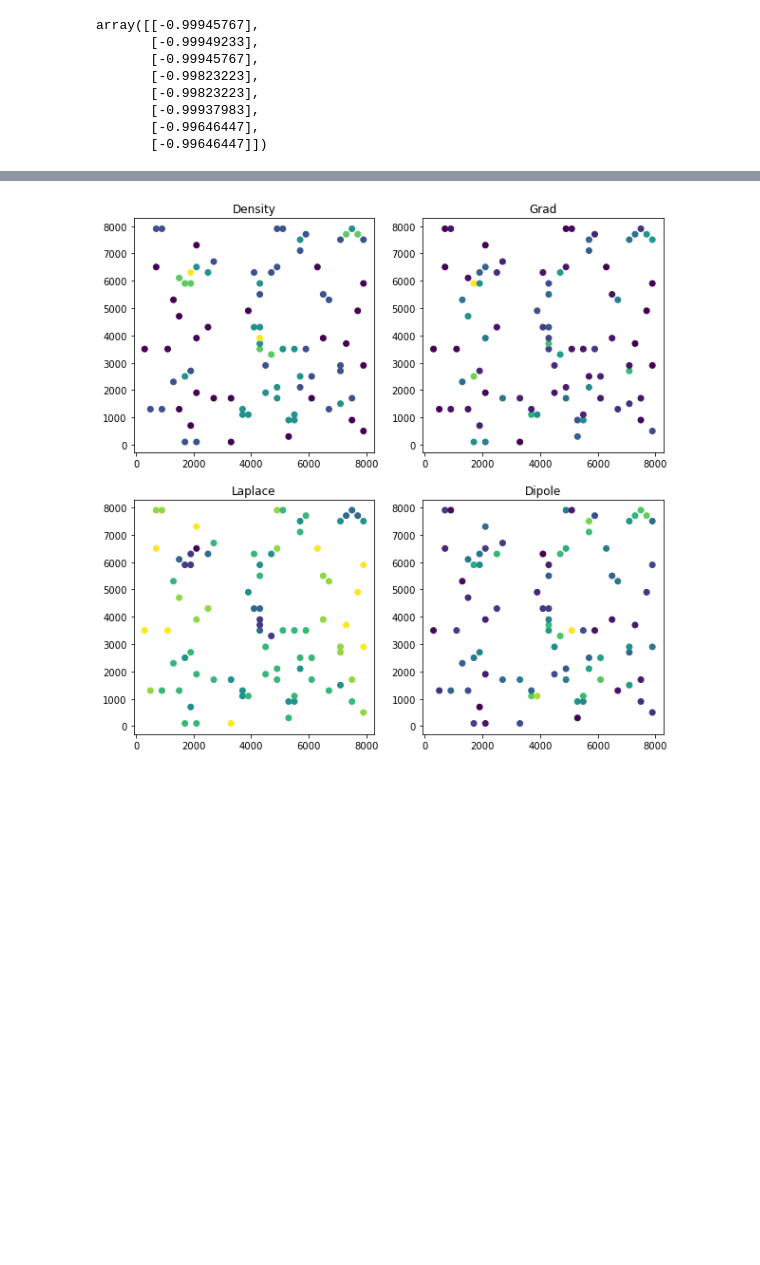
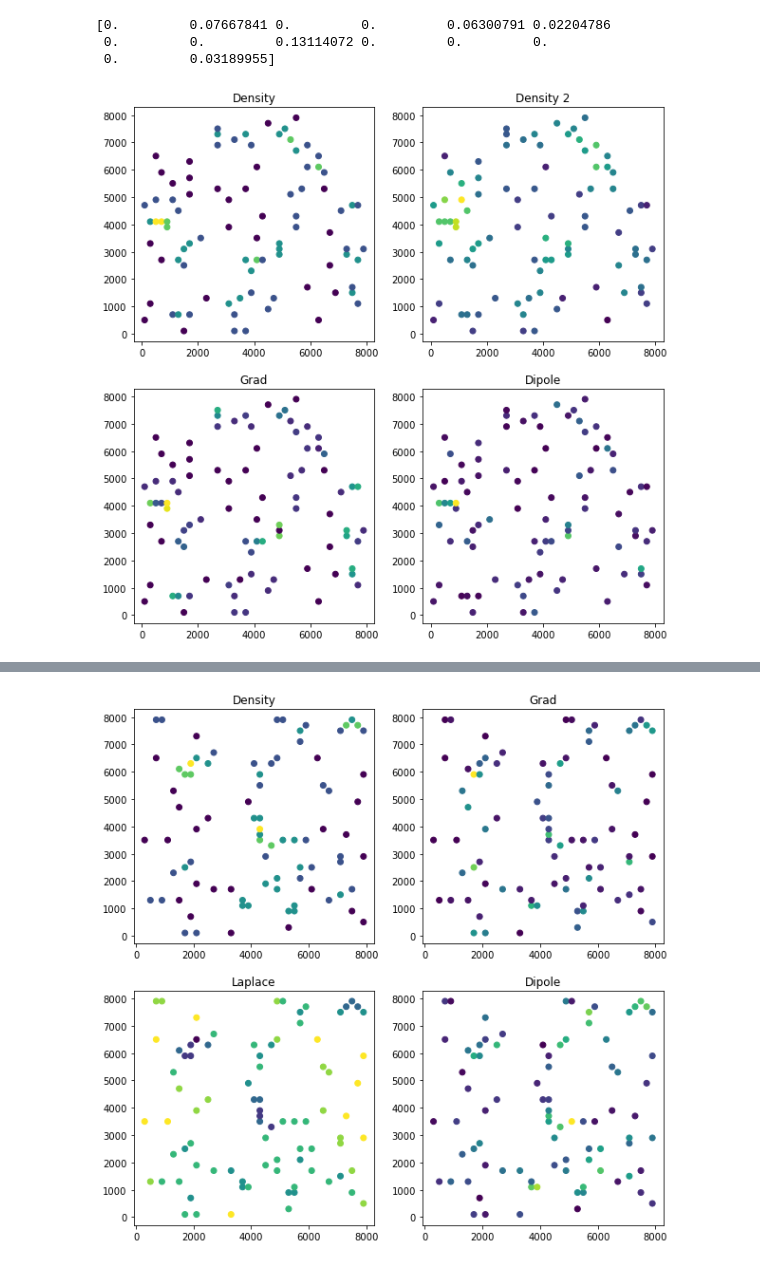
Before and after one commit to iamsmurph/SymBreak, a Jupyter notebook: scripting/Lasso_reduction.ipynb, the cells around one changed output, grey strips where cells are left out. Drawn from its saved outputs; the diff is of its cells as text; code cells hidden in the pictures; blank space fills up the shorter version.

```diff
--- a/scripting/Lasso_reduction.ipynb
+++ b/scripting/Lasso_reduction.ipynb
@@ -107,11 +217,24 @@ matrix_t=np.concatenate((density, grad,lap), axis=1)
-# %%
-1/r-1
-# %% [output]
-array([[-0.99945767],
-       [-0.99949233],
-       [-0.99945767],
-       [-0.99823223],
-       [-0.99823223],
-       [-0.99937983],
-       [-0.99646447],
-       [-0.99646447]])
+# %%
+clf = linear_model.Lasso(alpha=0.25)
+clf.fit(f_matrix, dip_norm)
+print(clf.coef_)
+# %% [output]
+[0.         0.07667841 0.         0.         0.06300791 0.02204786
+ 0.         0.         0.13114072 0.         0.         0.
+ 0.         0.03189955]
+# %%
+fig, axs = plt.subplots(2,2,figsize=(10,10))
+axs[0,0].scatter(test[obj!=0,0],test[obj!=0,1],c=f_matrix[:,1])
+axs[0,0].set_title('Density')
+plt.gca().invert_yaxis()
+axs[0,1].scatter(test[obj!=0,0],test[obj!=0,1],c=f_matrix[:,4])
+axs[0,1].set_title('Density 2')
+plt.gca().invert_yaxis()
+axs[1,0].scatter(test[obj!=0,0],test[obj!=0,1],c=f_matrix[:,8])
+axs[1,0].set_title('Grad')
+plt.gca().invert_yaxis()
+axs[1,1].scatter(test[obj!=0,0],test[obj!=0,1],c=dip_norm)
+axs[1,1].set_title('Dipole')
+plt.gca().invert_yaxis()
+# %% [output]
+[figure, added]
```
Also changed, not shown: parts of 13 cells of this notebook.
